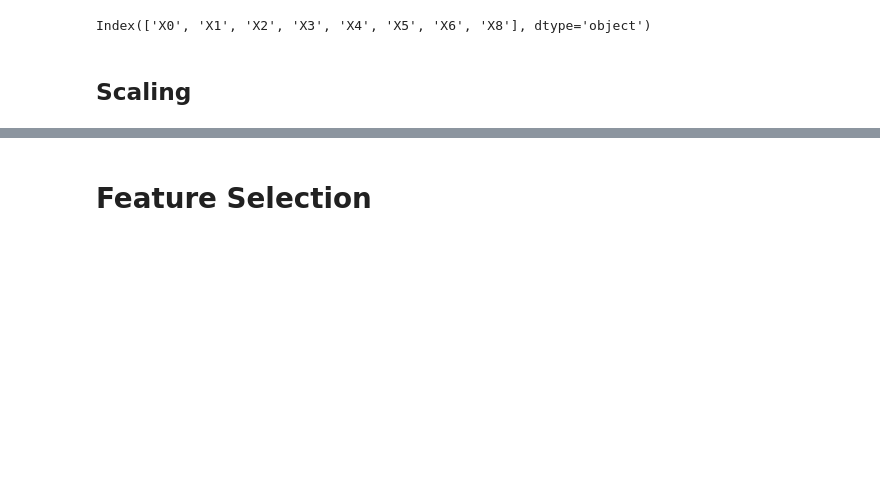
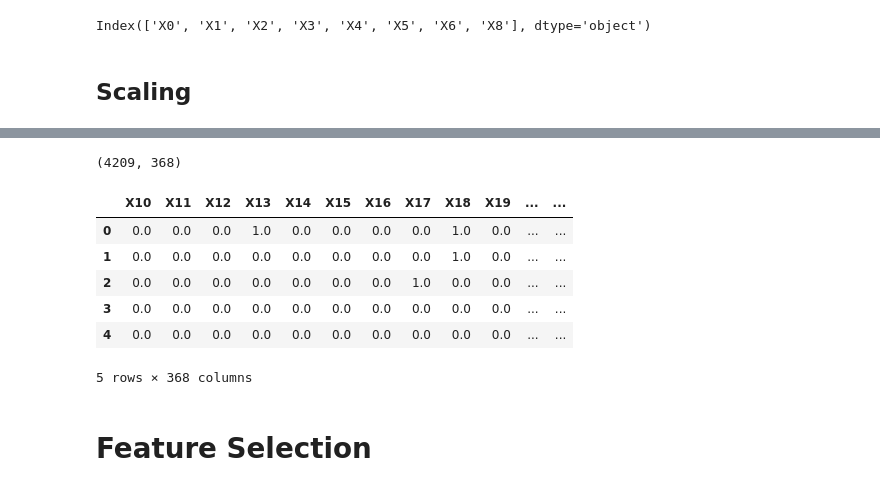
Before and after one commit to akshayyewle/Machine-Learning, a Jupyter notebook: 01 Mercedes Benz Greener Manufacturing/Project File R00.ipynb, the cells around one changed output, grey strips where cells are left out. Cells and saved outputs as stored; diff of their text form; code cells hidden in the pictures; blank space fills up the shorter version.

```diff
--- a/01 Mercedes Benz Greener Manufacturing/Project File R00.ipynb
+++ b/01 Mercedes Benz Greener Manufacturing/Project File R00.ipynb
@@ -549,3 +502,22 @@ X385
+# %%
+from sklearn.preprocessing import MinMaxScaler
+Feature_Transformer_02 = MinMaxScaler()
+
+x_train_NUM = pd.DataFrame(Feature_Transformer_02.fit_transform(x_train_NUM),
+                              columns=Feature_Transformer_02.feature_names_in_,
+                              index = x_train_NUM.index)
+
+print(x_train_NUM.shape)
+x_train_NUM.head()
+# %% [output]
+(4209, 368)
+|  | X10 | X11 | X12 | X13 | X14 | X15 | X16 | X17 | X18 | X19 | ... | ... |
+| 0 | 0.0 | 0.0 | 0.0 | 1.0 | 0.0 | 0.0 | 0.0 | 0.0 | 1.0 | 0.0 | ... | ... |
+| 1 | 0.0 | 0.0 | 0.0 | 0.0 | 0.0 | 0.0 | 0.0 | 0.0 | 1.0 | 0.0 | ... | ... |
+| 2 | 0.0 | 0.0 | 0.0 | 0.0 | 0.0 | 0.0 | 0.0 | 1.0 | 0.0 | 0.0 | ... | ... |
+| 3 | 0.0 | 0.0 | 0.0 | 0.0 | 0.0 | 0.0 | 0.0 | 0.0 | 0.0 | 0.0 | ... | ... |
+| 4 | 0.0 | 0.0 | 0.0 | 0.0 | 0.0 | 0.0 | 0.0 | 0.0 | 0.0 | 0.0 | ... | ... |
+5 rows × 368 columns
 # %% [markdown]
 # **Feature Selection**
 # %% [markdown]
```
Also changed, not shown: parts of 28 cells of this notebook.
